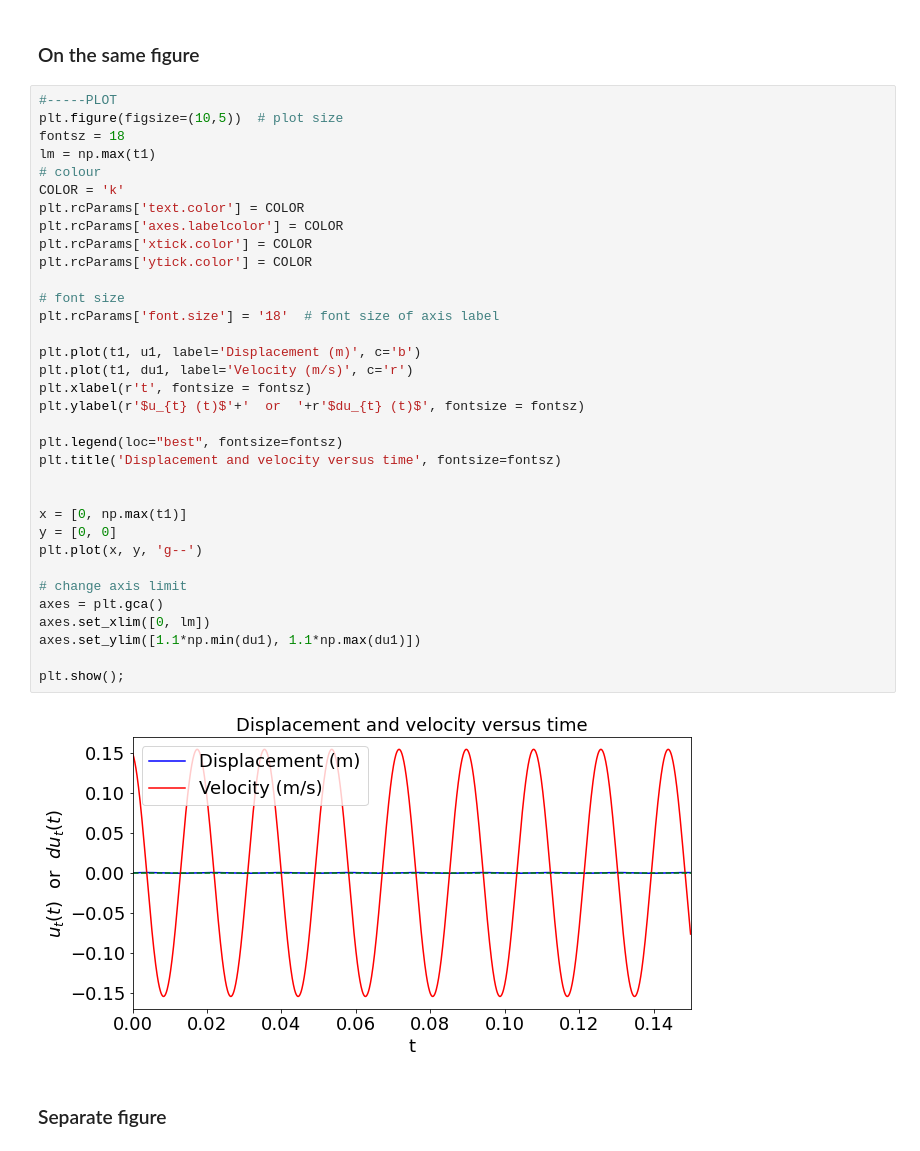
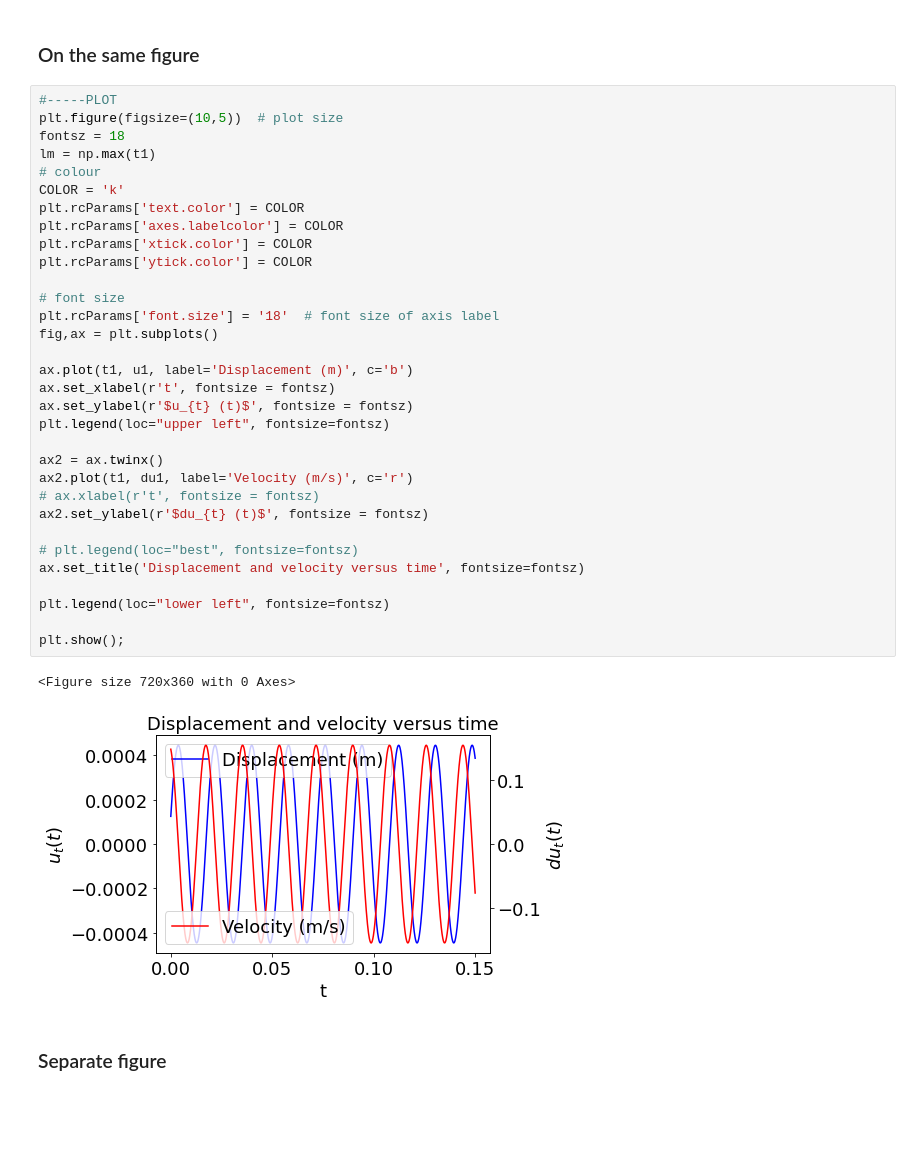
Before and after one commit to twakjira/Free-Vibration-Analysis, a Jupyter notebook: Free_Vibration_Assignment_2.ipynb, the cells around one changed output. Drawn from its saved outputs; the diff is of its cells as text; blank space fills up the shorter version.

```diff
--- a/Free_Vibration_Assignment_2.ipynb
+++ b/Free_Vibration_Assignment_2.ipynb
@@ -80,39 +80,38 @@ for i in range (1, 1500):
 # %%
 #-----PLOT
 plt.figure(figsize=(10,5))  # plot size
 fontsz = 18
 lm = np.max(t1)
 # colour
 COLOR = 'k'
 plt.rcParams['text.color'] = COLOR
 plt.rcParams['axes.labelcolor'] = COLOR
 plt.rcParams['xtick.color'] = COLOR
 plt.rcParams['ytick.color'] = COLOR
 
 # font size
 plt.rcParams['font.size'] = '18'  # font size of axis label
+fig,ax = plt.subplots()
 
-plt.plot(t1, u1, label='Displacement (m)', c='b')
-plt.plot(t1, du1, label='Velocity (m/s)', c='r')
-plt.xlabel(r't', fontsize = fontsz)
-plt.ylabel(r'$u_{t} (t)$'+'  or  '+r'$du_{t} (t)$', fontsize = fontsz)
+ax.plot(t1, u1, label='Displacement (m)', c='b')
+ax.set_xlabel(r't', fontsize = fontsz)
+ax.set_ylabel(r'$u_{t} (t)$', fontsize = fontsz)
+plt.legend(loc="upper left", fontsize=fontsz)
 
-plt.legend(loc="best", fontsize=fontsz)
-plt.title('Displacement and velocity versus time', fontsize=fontsz)
+ax2 = ax.twinx()
+ax2.plot(t1, du1, label='Velocity (m/s)', c='r')
+# ax.xlabel(r't', fontsize = fontsz)
+ax2.set_ylabel(r'$du_{t} (t)$', fontsize = fontsz)
 
+# plt.legend(loc="best", fontsize=fontsz)
+ax.set_title('Displacement and velocity versus time', fontsize=fontsz)
 
-x = [0, np.max(t1)]
-y = [0, 0]
-plt.plot(x, y, 'g--')
-
-# change axis limit
-axes = plt.gca()
-axes.set_xlim([0, lm])
-axes.set_ylim([1.1*np.min(du1), 1.1*np.max(du1)])
+plt.legend(loc="lower left", fontsize=fontsz)
 
 plt.show();
 # %% [output]
+<Figure size 720x360 with 0 Axes>
-[figure, old version]
+[figure, new version]
 # %% [markdown]
 ### Separate figure
 # %%
```
Also changed, not shown: parts of 1 cell of this notebook.
